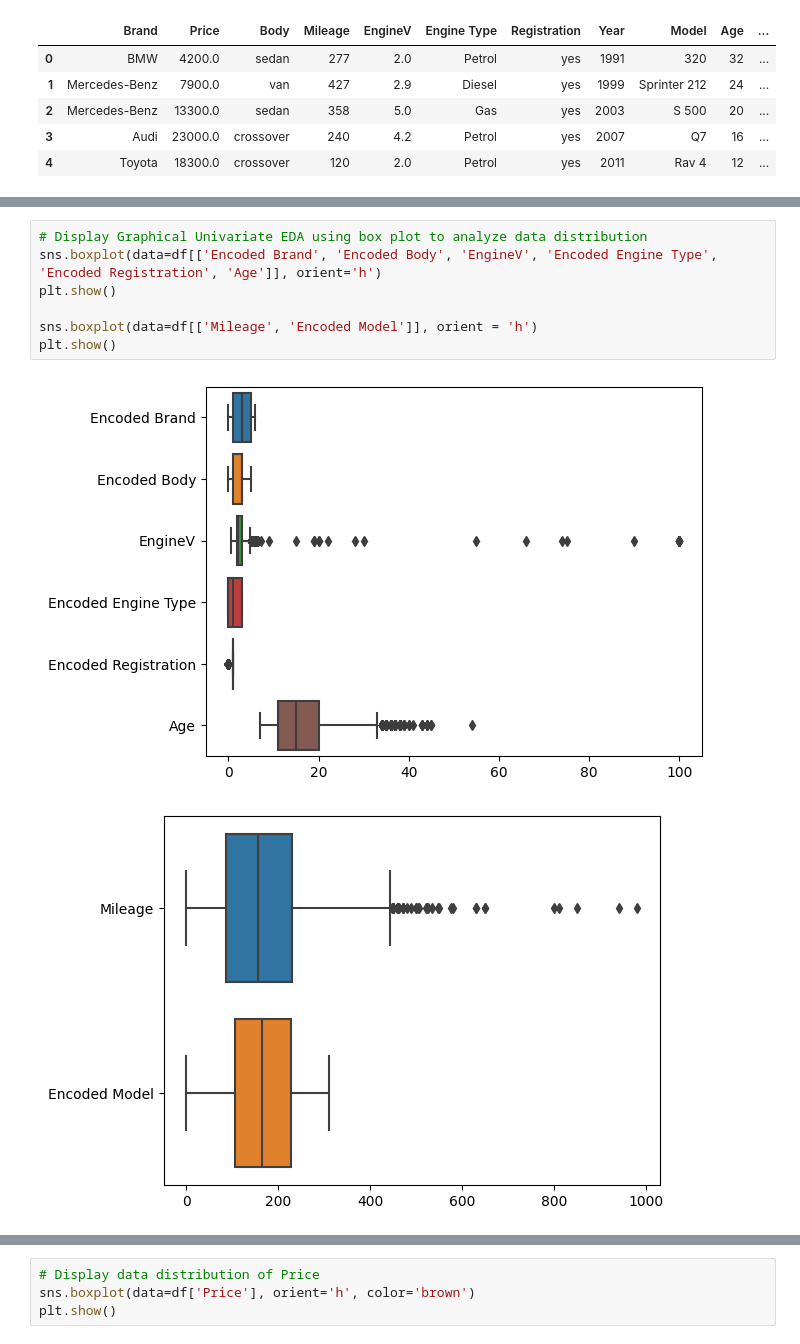
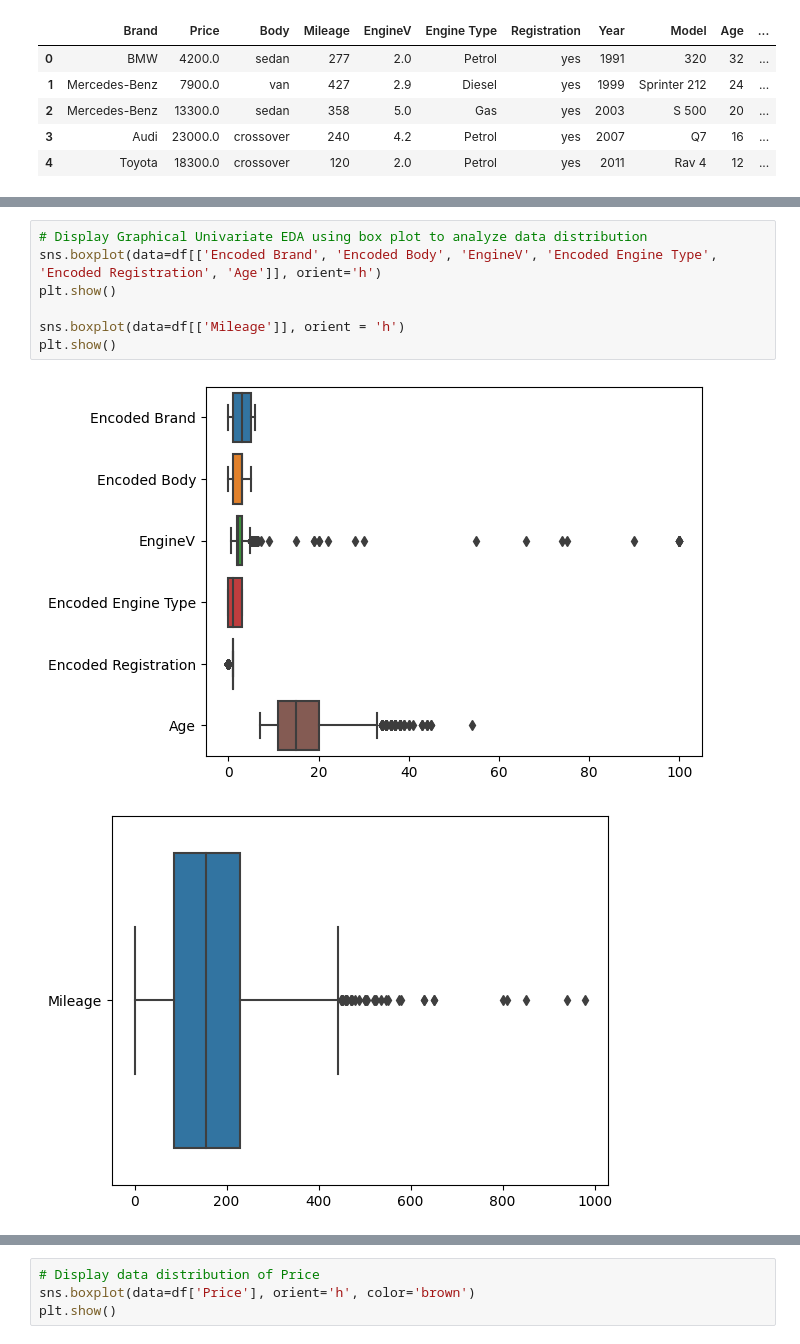
Before and after one commit to HansJoachimW/AFL3-Statistics, a Jupyter notebook: AFL3_CarPrice.ipynb, the cells around one changed output, grey strips where cells are left out. Cells and saved outputs as stored; diff of their text form.

```diff
--- a/AFL3_CarPrice.ipynb
+++ b/AFL3_CarPrice.ipynb
@@ -49,13 +49,13 @@ df.describe()
 # %%
 # Display Graphical Univariate EDA using box plot to analyze data distribution
 sns.boxplot(data=df[['Encoded Brand', 'Encoded Body', 'EngineV', 'Encoded Engine Type', 'Encoded Registration', 'Age']], orient='h')
 plt.show()
 
-sns.boxplot(data=df[['Mileage', 'Encoded Model']], orient = 'h')
+sns.boxplot(data=df[['Mileage']], orient = 'h')
 plt.show()
 # %% [output]
 [figure]
-[figure, old version]
+[figure, new version]
 # %%
 # Redisplay Graphical Univariate EDA using box plot to analyze data distribution after removing outliers
 # Remove outliers in EngineV
```
Also changed, not shown: parts of 10 cells of this notebook.
